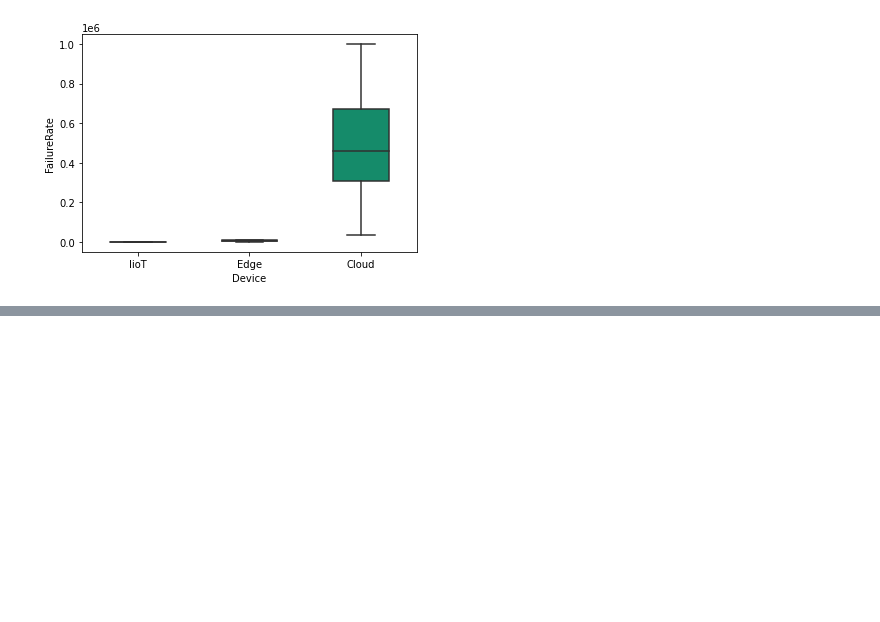
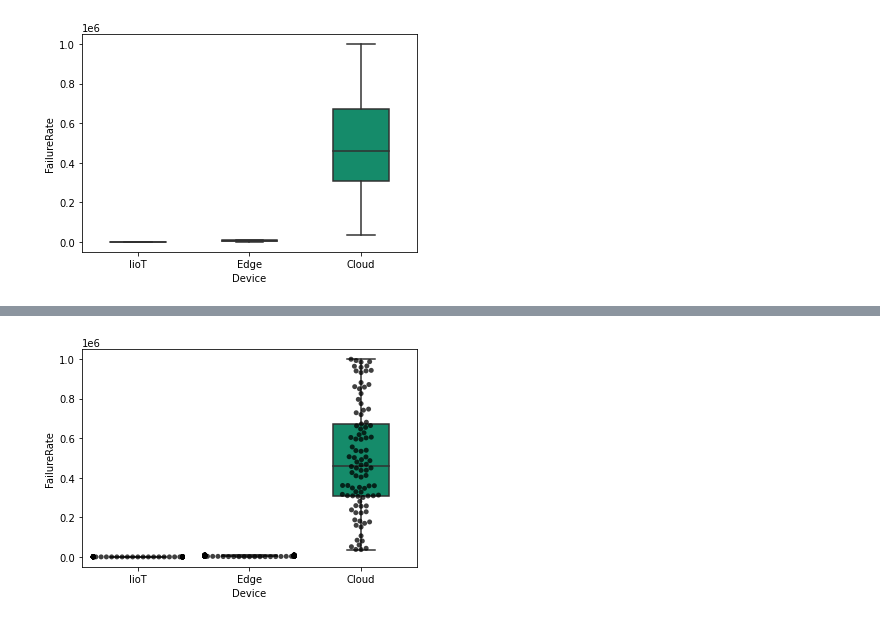
Before and after one commit to abirhazra/Basic_Python, a Jupyter notebook: Boxplot_own_data.ipynb, the cells around one changed output, grey strips where cells are left out. Saved outputs shown, nothing was run; the diff lists cells and outputs as text; code cells hidden in the pictures; blank space fills up the shorter version.

```diff
--- a/Boxplot_own_data.ipynb
+++ b/Boxplot_own_data.ipynb
@@ -77,0 +78,14 @@ bplot=sns.stripplot(y='FailureRate', x='Device',
+# %%
+# plot boxplot with seaborn
+bplot=sns.boxplot(y='FailureRate', x='Device',
+                 data=gapminder_2007,
+                 width=0.5,
+                 palette="colorblind")
+
+# add swarmplot
+bplot=sns.swarmplot(y='FailureRate', x='Device',
+              data=gapminder_2007,
+              color='black',
+              alpha=0.75)
+# %% [output]
+[figure, added]
```
Also changed, not shown: parts of 3 cells of this notebook.
